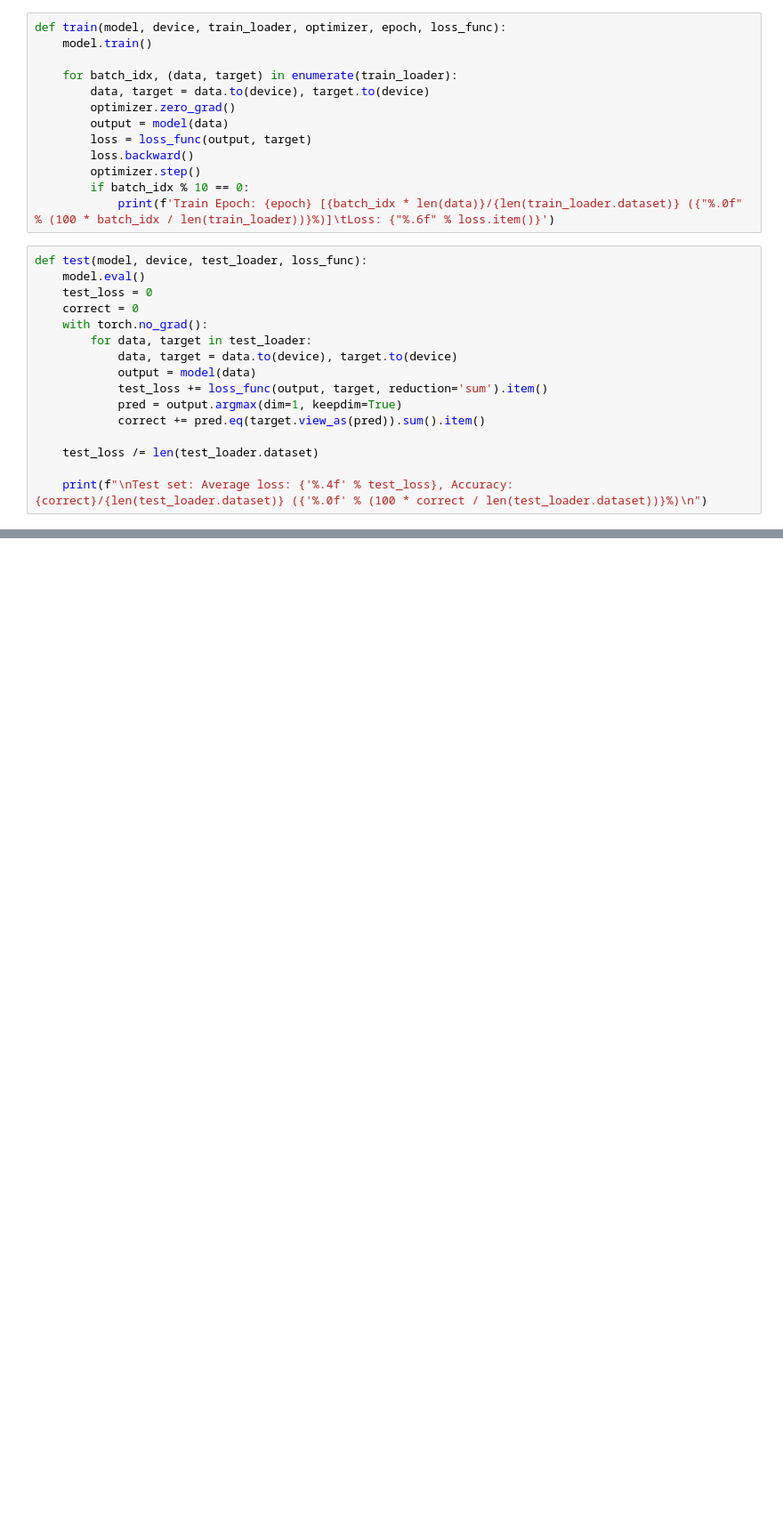
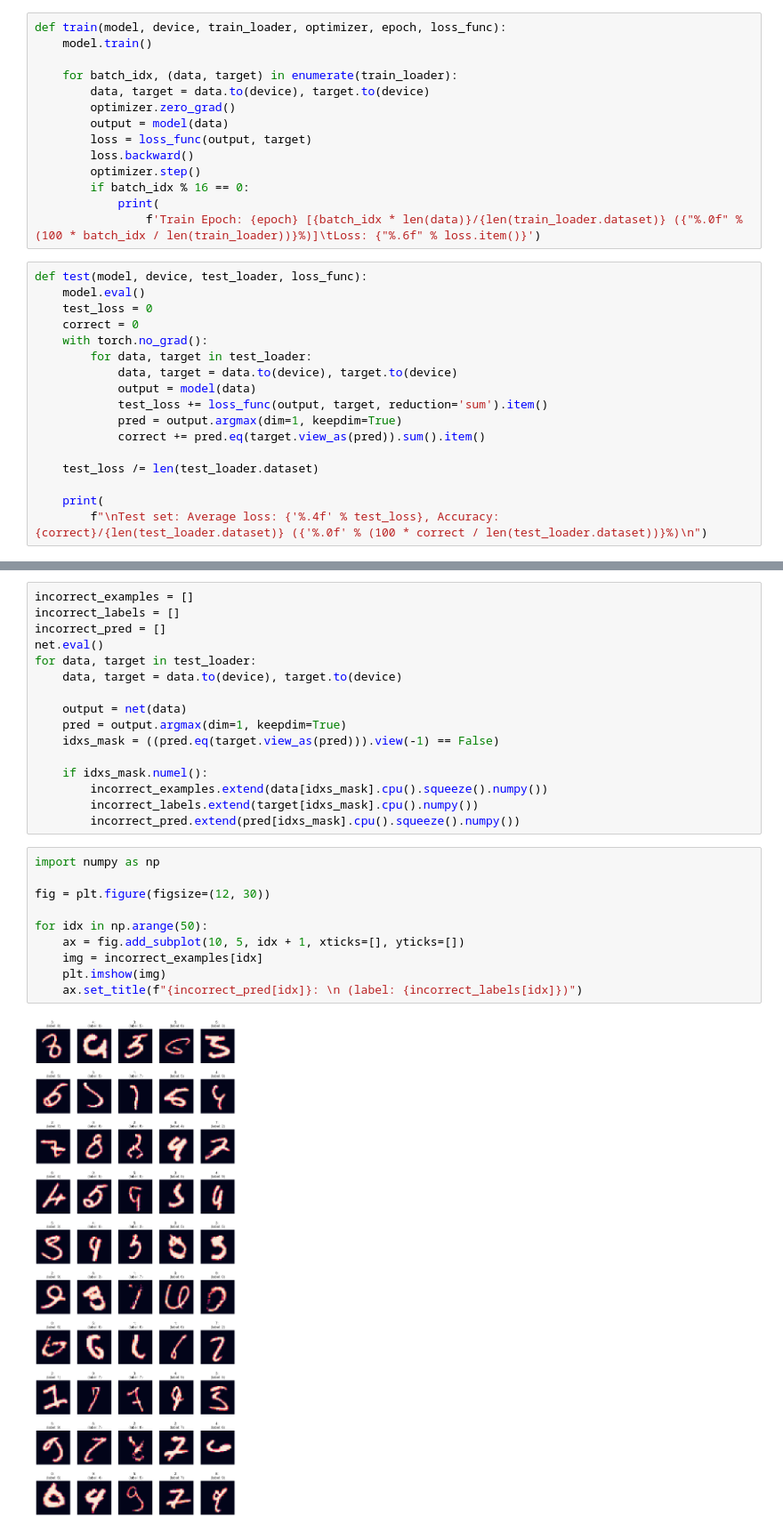
Before and after one commit to plov-cyber/MNIST_Classification_with_ANN, a Jupyter notebook: ANN_model.ipynb, the cells around one changed output, grey strips where cells are left out. Shown: that part at 89% size. Drawn from its saved outputs; the diff is of its cells as text; blank space fills up the shorter version.

```diff
--- a/ANN_model.ipynb
+++ b/ANN_model.ipynb
@@ -136,8 +127,9 @@ def train(model, device, train_loader, optimizer, epoch, loss_func):
         loss = loss_func(output, target)
         loss.backward()
         optimizer.step()
-        if batch_idx % 10 == 0:
-            print(f'Train Epoch: {epoch} [{batch_idx * len(data)}/{len(train_loader.dataset)} ({"%.0f" % (100 * batch_idx / len(train_loader))}%)]\tLoss: {"%.6f" % loss.item()}')
+        if batch_idx % 16 == 0:
+            print(
+                f'Train Epoch: {epoch} [{batch_idx * len(data)}/{len(train_loader.dataset)} ({"%.0f" % (100 * batch_idx / len(train_loader))}%)]\tLoss: {"%.6f" % loss.item()}')
 # %%
 def test(model, device, test_loader, loss_func):
     model.eval()
@@ -153,4 +145,5 @@ def test(model, device, test_loader, loss_func):
 
     test_loss /= len(test_loader.dataset)
 
-    print(f"\nTest set: Average loss: {'%.4f' % test_loss}, Accuracy: {correct}/{len(test_loader.dataset)} ({'%.0f' % (100 * correct / len(test_loader.dataset))}%)\n")
+    print(
+        f"\nTest set: Average loss: {'%.4f' % test_loss}, Accuracy: {correct}/{len(test_loader.dataset)} ({'%.0f' % (100 * correct / len(test_loader.dataset))}%)\n")
@@ -186,0 +191,28 @@ Test set: Average loss: 0.0269, Accuracy: 9919/10000 (99%)
+# %%
+incorrect_examples = []
+incorrect_labels = []
+incorrect_pred = []
+net.eval()
+for data, target in test_loader:
+    data, target = data.to(device), target.to(device)
+
+    output = net(data)
+    pred = output.argmax(dim=1, keepdim=True)
+    idxs_mask = ((pred.eq(target.view_as(pred))).view(-1) == False)
+
+    if idxs_mask.numel():
+        incorrect_examples.extend(data[idxs_mask].cpu().squeeze().numpy())
+        incorrect_labels.extend(target[idxs_mask].cpu().numpy())
+        incorrect_pred.extend(pred[idxs_mask].cpu().squeeze().numpy())
+# %%
+import numpy as np
+
+fig = plt.figure(figsize=(12, 30))
+
+for idx in np.arange(50):
+    ax = fig.add_subplot(10, 5, idx + 1, xticks=[], yticks=[])
+    img = incorrect_examples[idx]
+    plt.imshow(img)
+    ax.set_title(f"{incorrect_pred[idx]}: \n (label: {incorrect_labels[idx]})")
+# %% [output]
+[figure, added]
```
Also changed, not shown: parts of 21 cells of this notebook.
